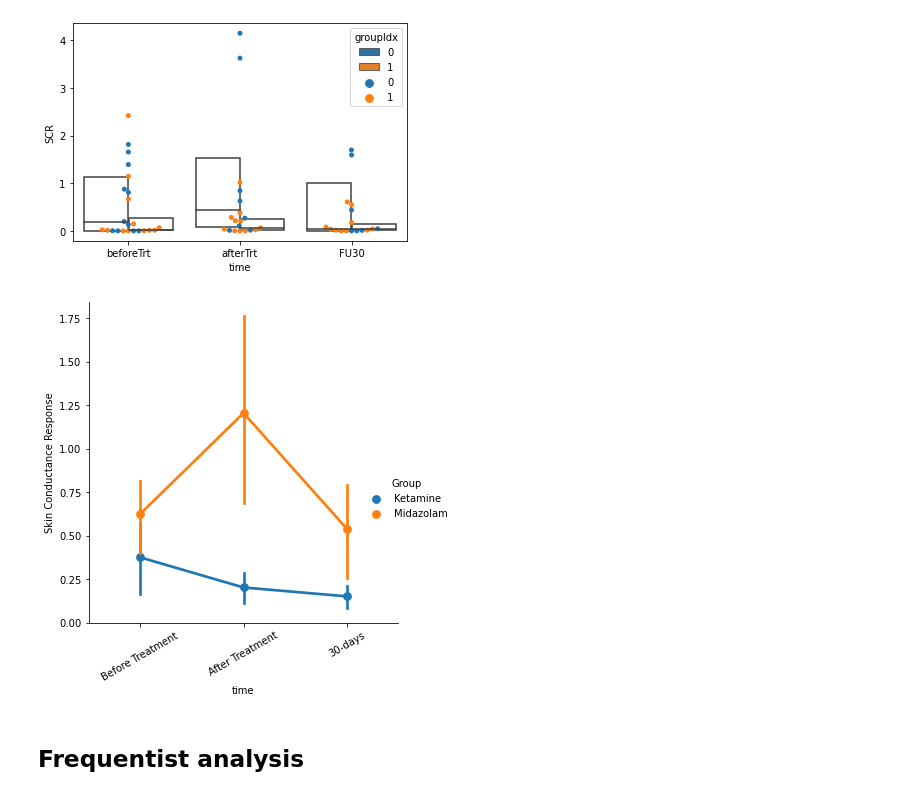
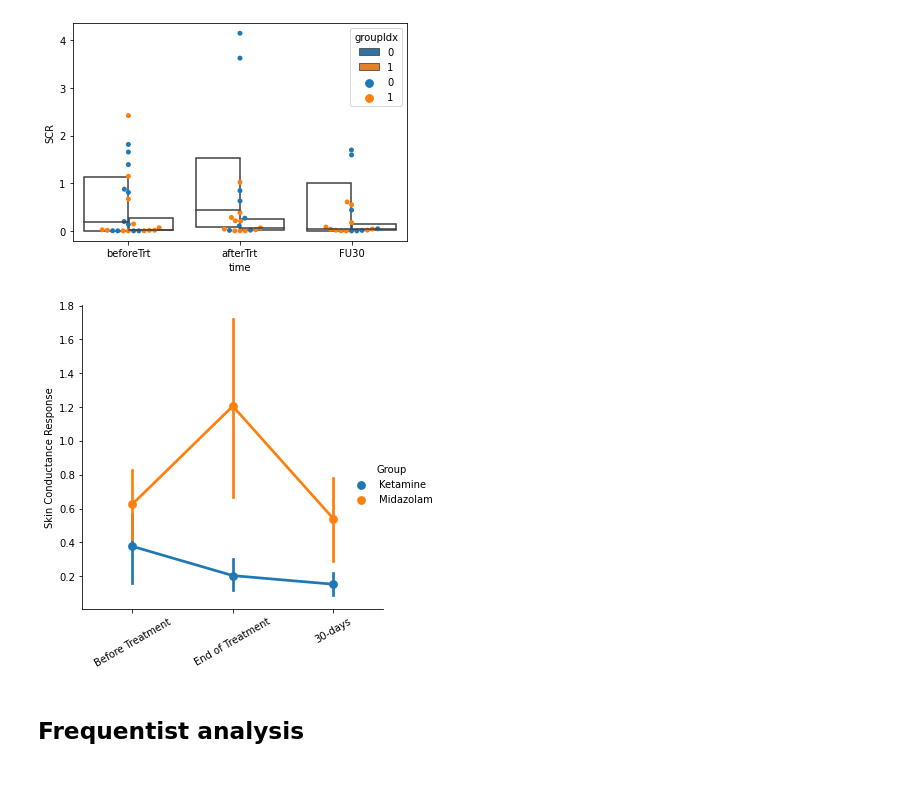
Before and after one commit to orduek/KPE, a Jupyter notebook: SCR/scr_stats.ipynb, the cells around one changed output. Cells and saved outputs as stored; diff of their text form; code cells hidden in the pictures.

Commit message:
updated repository after revision

```diff
--- a/SCR/scr_stats.ipynb
+++ b/SCR/scr_stats.ipynb
@@ -85,18 +91,19 @@ plt.show()
 # %% [output]
 [figure]
 # %%
-g = sns.catplot('time','SCR',hue='groupIdx', ci=68, data=df_long, kind='point',
+g = sns.catplot(x='time',y='SCR',hue='groupIdx', ci=68, data=df_long, kind='point',
            hue_order = [1,0], legend_out=True)
 g.set_xticklabels(
-    labels=["Before Treatment", "After Treatment", "30-days"], rotation=30)
+    labels=["Before Treatment", "End of Treatment", "30-days"], rotation=30)
 g.set_ylabels('Skin Conductance Response')
+g.set_xlabels('')
 g._legend.set_title("Group")
 new_labels = ['Ketamine', 'Midazolam']
 for t, l in zip(g._legend.texts, new_labels): t.set_text(l)
 
-g.savefig('scr_all.png', dpi=300)
+g.savefig('scr_all.png', dpi=600, bbox_inches='tight')
 # %% [output]
-[figure, old version]
+[figure, new version]
 # %% [markdown]
 ## Frequentist analysis
 # %%
```
Also changed, not shown: parts of 2 cells of this notebook, 7 other files.
